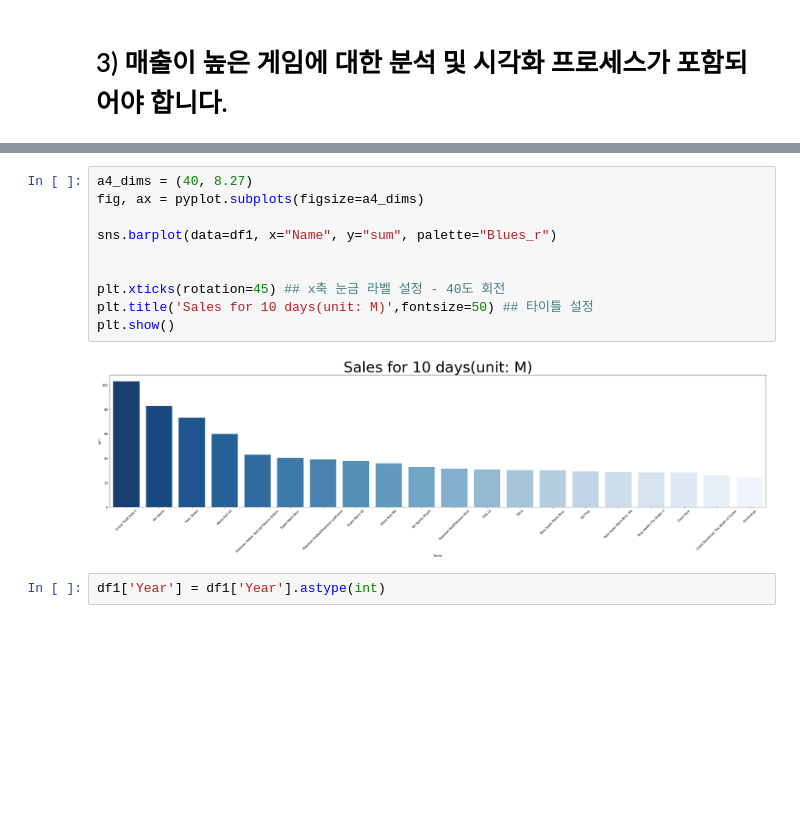
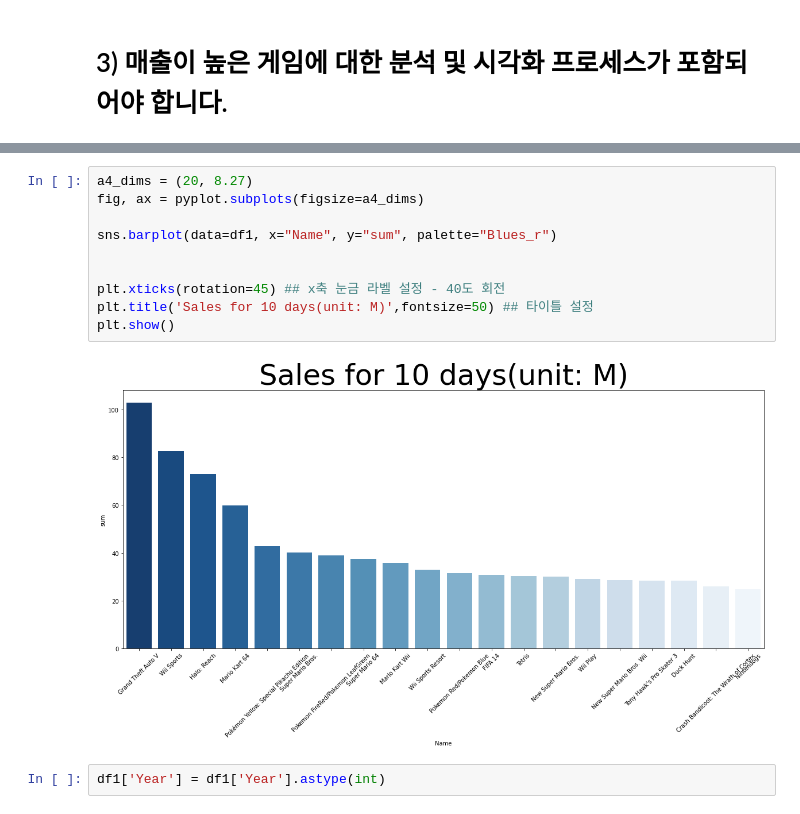
Before and after one commit to daje0601/CookBook-Python, a Jupyter notebook: section1_project_ds.ipynb, the cells around one changed output, grey strips where cells are left out. Saved outputs shown, nothing was run; the diff lists cells and outputs as text; blank space fills up the shorter version.

```diff
--- a/section1_project_ds.ipynb
+++ b/section1_project_ds.ipynb
@@ -159,17 +184,17 @@ df1.head()
 | 578 | Mario Kart 64 | N64 | 1996 | Racing | Nintendo | 55.50 | 1.94 | 2.23 | 0.15 | 59.82 |
 | 8534 | Pokémon Yellow: Special Pikachu E... | GB | 1998 | Role-Playing | Nintendo | 5.89 | 5.04 | 31.20 | 0.59 | 42.72 |
 # %%
-a4_dims = (40, 8.27)
+a4_dims = (20, 8.27)
 fig, ax = pyplot.subplots(figsize=a4_dims)
 
 sns.barplot(data=df1, x="Name", y="sum", palette="Blues_r")
 
 
 plt.xticks(rotation=45) ## x축 눈금 라벨 설정 - 40도 회전
 plt.title('Sales for 10 days(unit: M)',fontsize=50) ## 타이틀 설정
 plt.show()
 # %% [output]
-[figure, old version]
+[figure, new version]
 # %%
 df1['Year'] = df1['Year'].astype(int)
 # %% [output]
```
Also changed, not shown: parts of 6 cells of this notebook.
